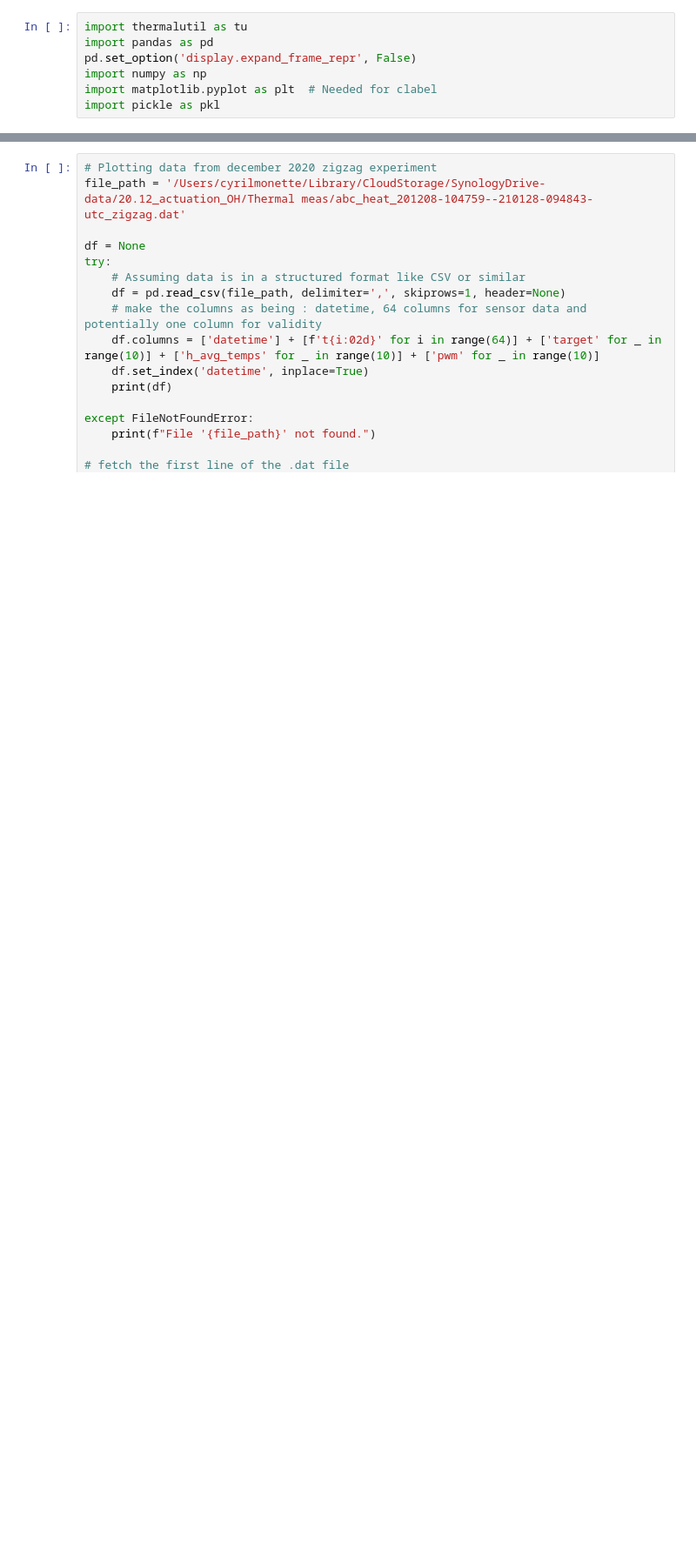
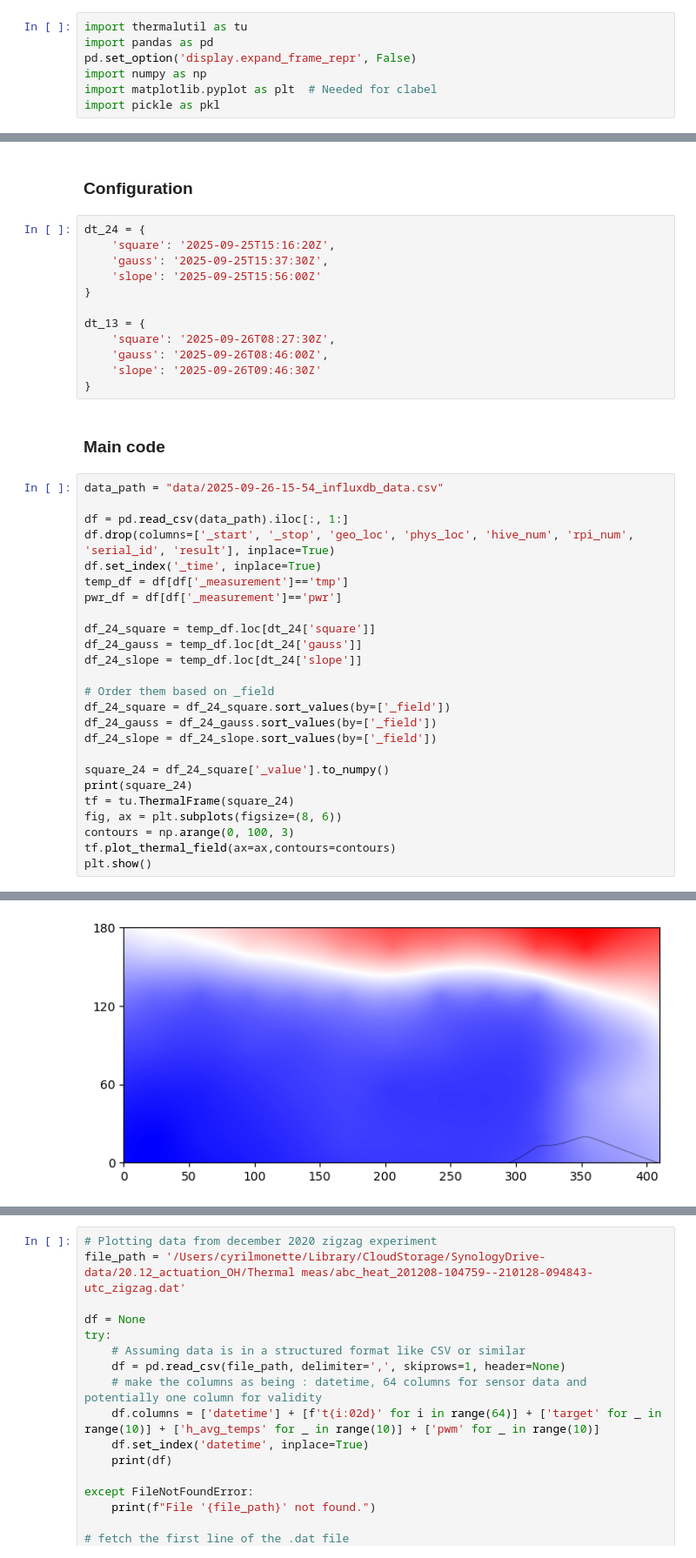
Before and after one commit to epfl-mobots/ABCThermalPlots, a Jupyter notebook: sandbox.ipynb, the cells around one changed output, grey strips where cells are left out. Shown at 87% size. Drawn from its saved outputs; the diff is of its cells as text; blank space fills up the shorter version.

Commit message:
started fixed pwm analysis

```diff
--- a/sandbox.ipynb
+++ b/sandbox.ipynb
@@ -7,0 +10,42 @@ import pickle as pkl
+# %% [markdown]
+### Configuration
+# %%
+dt_24 = {
+    'square': '2025-09-25T15:16:20Z',
+    'gauss': '2025-09-25T15:37:30Z',
+    'slope': '2025-09-25T15:56:00Z'
+}
+
+dt_13 = {
+    'square': '2025-09-26T08:27:30Z',
+    'gauss': '2025-09-26T08:46:00Z',
+    'slope': '2025-09-26T09:46:30Z'
+}
+# %% [markdown]
+### Main code
+# %%
+data_path = "data/2025-09-26-15-54_influxdb_data.csv"
+
+df = pd.read_csv(data_path).iloc[:, 1:]
+df.drop(columns=['_start', '_stop', 'geo_loc', 'phys_loc', 'hive_num', 'rpi_num', 'serial_id', 'result'], inplace=True)
+df.set_index('_time', inplace=True)
+temp_df = df[df['_measurement']=='tmp']
+pwr_df = df[df['_measurement']=='pwr']
+
+df_24_square = temp_df.loc[dt_24['square']]
+df_24_gauss = temp_df.loc[dt_24['gauss']]
+df_24_slope = temp_df.loc[dt_24['slope']]
+
+# Order them based on _field
+df_24_square = df_24_square.sort_values(by=['_field'])
+df_24_gauss = df_24_gauss.sort_values(by=['_field'])
+df_24_slope = df_24_slope.sort_values(by=['_field'])
+
+square_24 = df_24_square['_value'].to_numpy()
+print(square_24)
+tf = tu.ThermalFrame(square_24)
+fig, ax = plt.subplots(figsize=(8, 6))
+contours = np.arange(0, 100, 3)
+tf.plot_thermal_field(ax=ax,contours=contours)
+plt.show()
+# %% [output]
@@ -7,0 +65 @@ import pickle as pkl
+[figure, added]
```
Also changed, not shown: parts of 3 cells of this notebook, 2 other files.
